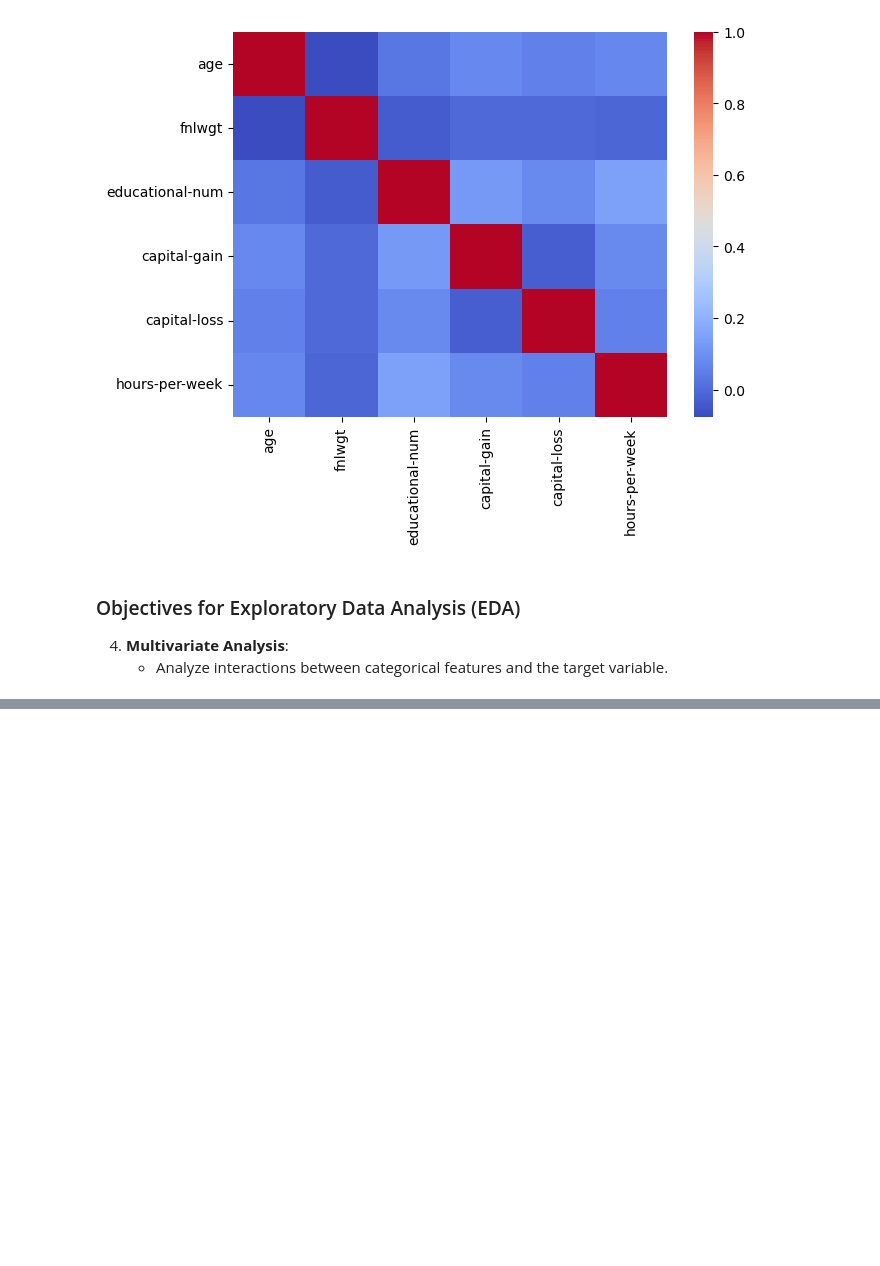
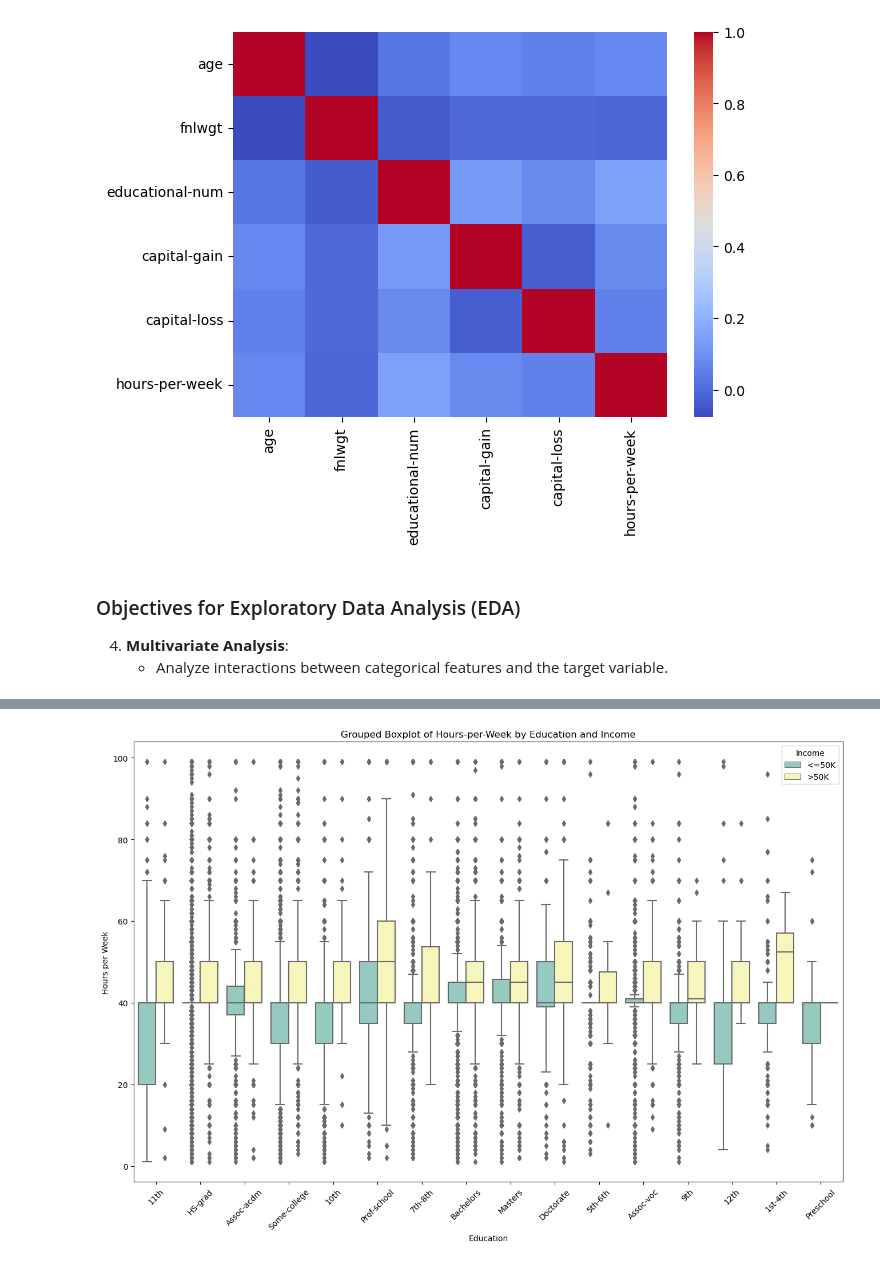
Before and after one commit to sahand-salmani/adult-income-dataset-EDA-classification, a Jupyter notebook: income_prediction.ipynb, the cells around one changed output, grey strips where cells are left out. Saved outputs shown, nothing was run; the diff lists cells and outputs as text; code cells hidden in the pictures; blank space fills up the shorter version.

```diff
--- a/income_prediction.ipynb
+++ b/income_prediction.ipynb
@@ -352,0 +374,11 @@ df['education'] = df['education'].apply(replace_non_graduate_values)
+# %%
+plt.figure(figsize=(16, 10))
+sns.boxplot(x='education', y='hours-per-week', hue='income', data=df, palette='Set3')
+plt.title('Grouped Boxplot of Hours-per-Week by Education and Income')
+plt.xlabel('Education')
+plt.ylabel('Hours per Week')
+plt.legend(title='Income')
+plt.xticks(rotation=45)
+plt.show()
+# %% [output]
+[figure, added]
```
Also changed, not shown: parts of 34 cells of this notebook.
